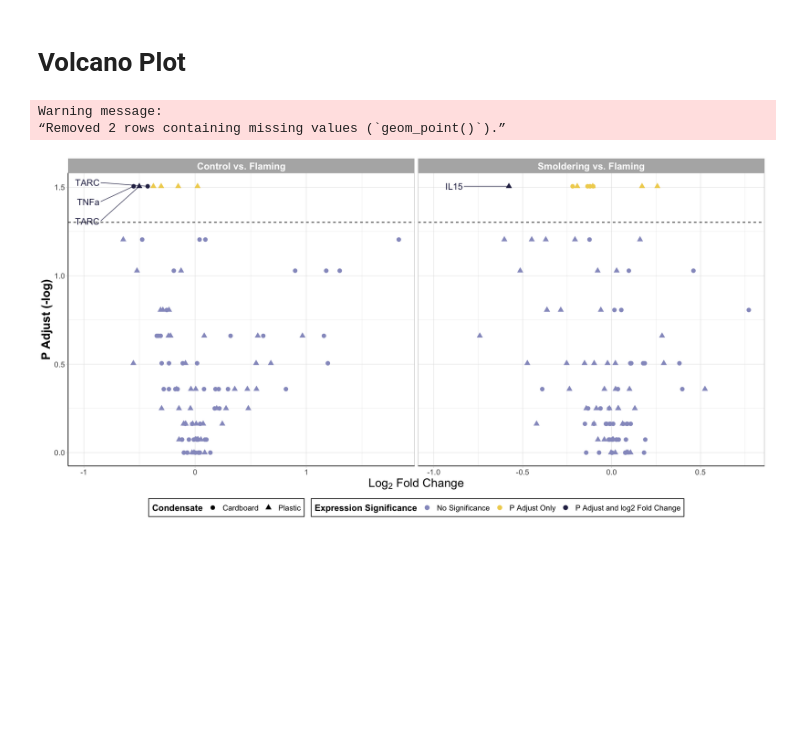
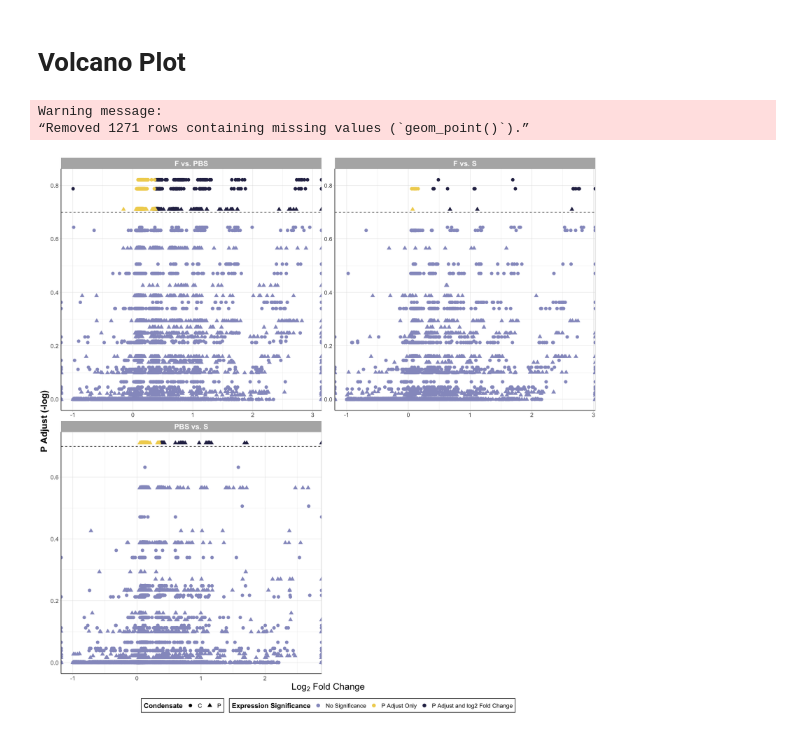
Before and after one commit to UNC-CEMALB/Burn-pit-smoke-condensate-mediated-toxicity-in-human-airway-epithelial-cells-, a Jupyter notebook: 4. Statistical Visualization/Volcano Plot.ipynb, the cells around one changed output. Saved outputs shown, nothing was run; the diff lists cells and outputs as text; code cells hidden in the pictures; blank space fills up the shorter version.

```diff
--- a/4. Statistical Visualization/Volcano Plot.ipynb
+++ b/4. Statistical Visualization/Volcano Plot.ipynb
@@ -1,7 +1,7 @@
 # %%
-setwd("/Users/alexis/Library/CloudStorage/OneDrive-UniversityofNorthCarolinaatChapelHill/CEMALB_DataAnalysisPM/Projects/P1011. Emission Mixtures/P1011.3. Analyses/P1011.3.4. Volcano Plot")
-Output = ('/Users/alexis/Library/CloudStorage/OneDrive-UniversityofNorthCarolinaatChapelHill/CEMALB_DataAnalysisPM/Projects/P1011. Emission Mixtures/P1011.3. Analyses/P1011.3.4. Volcano Plot/Output')
-cur_date = "052323"
+setwd("/Users/alexis/Library/CloudStorage/OneDrive-UniversityofNorthCarolinaatChapelHill/CEMALB_DataAnalysisPM/Projects/P1011. Emission Mixtures/P1011.3. Analyses/P1011.3.5. Volcano Plot")
+Output = ('/Users/alexis/Library/CloudStorage/OneDrive-UniversityofNorthCarolinaatChapelHill/CEMALB_DataAnalysisPM/Projects/P1011. Emission Mixtures/P1011.3. Analyses/P1011.3.5. Volcano Plot/Output')
+cur_date = "070823"
 
 library(readxl)
 library(tidyverse)
@@ -10,7 +10,8 @@ library(ggrepel)
 library(MetBrewer)
 
 # reading in file
-cytokine_df = data.frame(read_excel("Input/Cytokine_Wilcoxon_Results_052323.xlsx"))
+nemenyis_df = data.frame(read_excel("Input/Nemenyis_PostHoc_Biomarker_Results_062923.xlsx"))
+nemenyis_df$Time.Point = as.numeric(nemenyis_df$Time.Point)
 # %% [output]
 ── Attaching core tidyverse packages ──────────────────────── tidyverse 2.0.0 ──
 ✔ dplyr     1.1.2     ✔ readr     2.1.4
@@ -78,59 +79,60 @@ A data.frame: 6 × 9
 # %% [markdown]
 # Volcano Plot
 # %%
-options(repr.plot.width=16, repr.plot.height=8) #changing size
+options(repr.plot.width=16, repr.plot.height=16) #changing size
 
 #choosing palette from package
 metbrewer_colors = MetPalettes$VanGogh1[[1]]
 
 ggplot() +
-  geom_point(data = cytokine_df,
-             aes(x = log2FC, y = -log10(P.Value), color = diffexpressed, shape = Condensate), size = 3) +
+  geom_point(data = nemenyis_df %>%
+                 filter(Biomarker == "Protein"),
+             aes(x = log2FC, y = -log10(P.Adj), color = diffexpressed, shape = Condensate), size = 3) +
   xlim(-1, NA) + # changes the limits of the x axis
 
   #labeling points with statistical significance and FC
-  geom_text_repel(data = cytokine_df %>%
-                      filter(log2FC > log2(1.3) & diffexpressed == "P Adjust and log2 Fold Change"),
-    aes(x = log2FC, y = -log10(P.Value), label = Cytokine, color = diffexpressed),
-    xlim = c(2, NA),
-    hjust = 0,
-    segment.size = 0.4,
-     box.padding = 0.7,
-     max.overlaps = Inf,
-    size = 5,
-    show.legend = FALSE) +
+#   geom_text_repel(data = cytokine_df %>%
+#                       filter(log2FC > log2(1.3) & diffexpressed == "P Adjust and log2 Fold Change"),
+#     aes(x = log2FC, y = -log10(P.Adj), label = Cytokine, color = diffexpressed),
+#     xlim = c(2, NA),
+#     hjust = 0,
+#     segment.size = 0.4,
+#      box.padding = 0.7,
+#      max.overlaps = Inf,
+#     size = 5,
+#     show.legend = FALSE) +
 
-  geom_text_repel(data = cytokine_df %>%
-                      filter(log2FC < log2(1.3) & diffexpressed == "P Adjust and log2 Fold Change"),
-    aes(x = log2FC, y = -log10(P.Value), label = Cytokine, color = diffexpressed),
-    xlim = c(NA, -0.8),
-    hjust = 0,
-    segment.size = 0.4,
-     box.padding = 0.7,
-     max.overlaps = Inf,
-    size = 5,
-    show.legend = FALSE) +
+#   geom_text_repel(data = cytokine_df %>%
+#                       filter(log2FC < log2(1.3) & diffexpressed == "P Adjust and log2 Fold Change"),
+#     aes(x = log2FC, y = -log10(P.Adj), label = Cytokine, color = diffexpressed),
+#     xlim = c(NA, -0.8),
+#     hjust = 0,
+#     segment.size = 0.4,
+#      box.padding = 0.7,
+#      max.overlaps = Inf,
+#     size = 5,
+#     show.legend = FALSE) +
 
   # P Adjust line
-  geom_hline(yintercept = -log10(0.05), linetype = "dashed") +
+  geom_hline(yintercept = -log10(0.2), linetype = "dashed") +
 
-  facet_wrap(~Comparison, scales = "free_x") +
+  facet_wrap(~Comparison, scales = "free", ncol = 2) +
 
   theme_light() +
   theme(axis.line = element_line(colour = "black"), #making x and y axes black
         axis.text = element_text(size = 12), #changing size of x axis labels
         axis.title = element_text(face = "bold", size = rel(1.7)), #changes axis titles
         legend.title = element_text(face = 'bold', size = 14), #changes legend title
         legend.text = element_text(size = 12), #changes legend text
         legend.position = "bottom", # changing legend position
         legend.background = element_rect(colour = 'black', fill = 'white', linetype = 'solid'),
         strip.text.x = element_text(size = 15, face = "bold"), #changes size of facet x axis
         strip.text.y = element_text(size = 15, face = "bold")) + #changes size of facet y axis
   labs(x = expression(Log[2]*" Fold Change"), y = 'P Adjust (-log)') +
 
   scale_color_manual(name = "Expression Significance",
                       values = c(metbrewer_colors[4], '#F0D25E', metbrewer_colors[1]))
 # %% [output]
 Warning message:
-“Removed 2 rows containing missing values (`geom_point()`).”
+“Removed 1271 rows containing missing values (`geom_point()`).”
-[figure, old version]
+[figure, new version]
```
Also changed, not shown: parts of 3 cells of this notebook.
